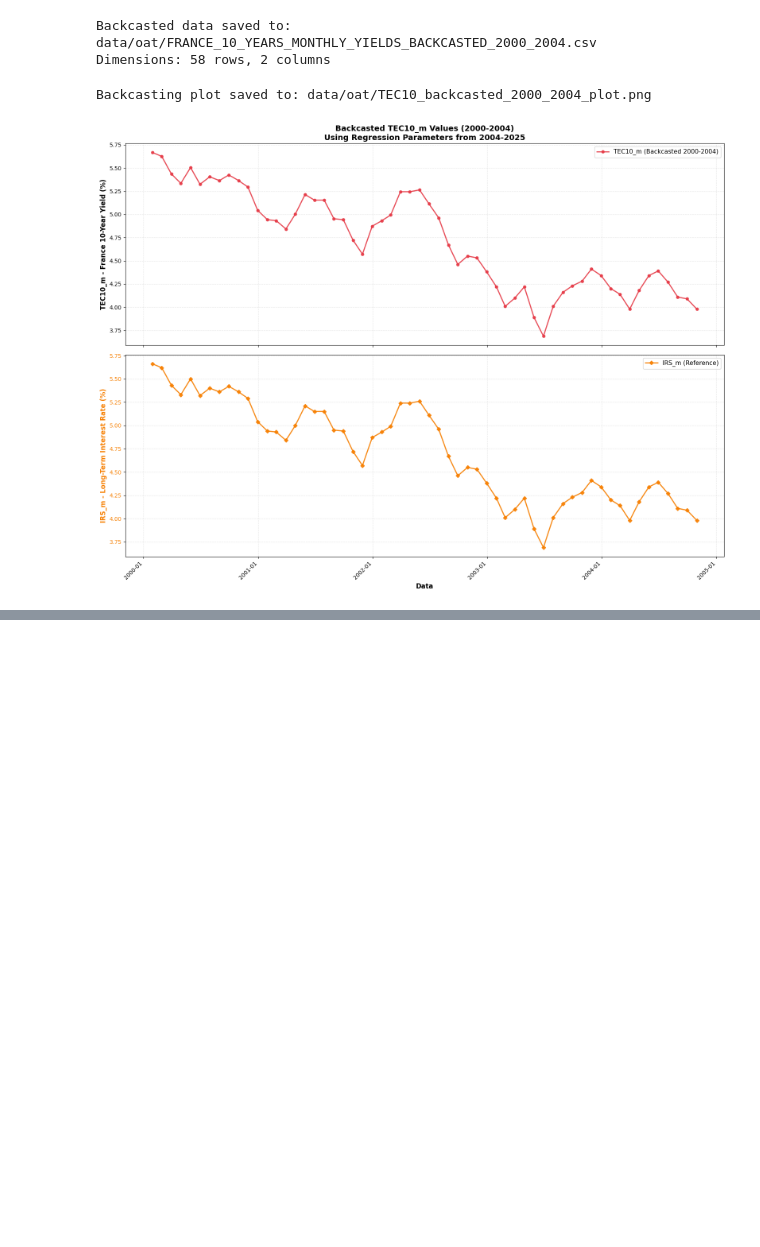
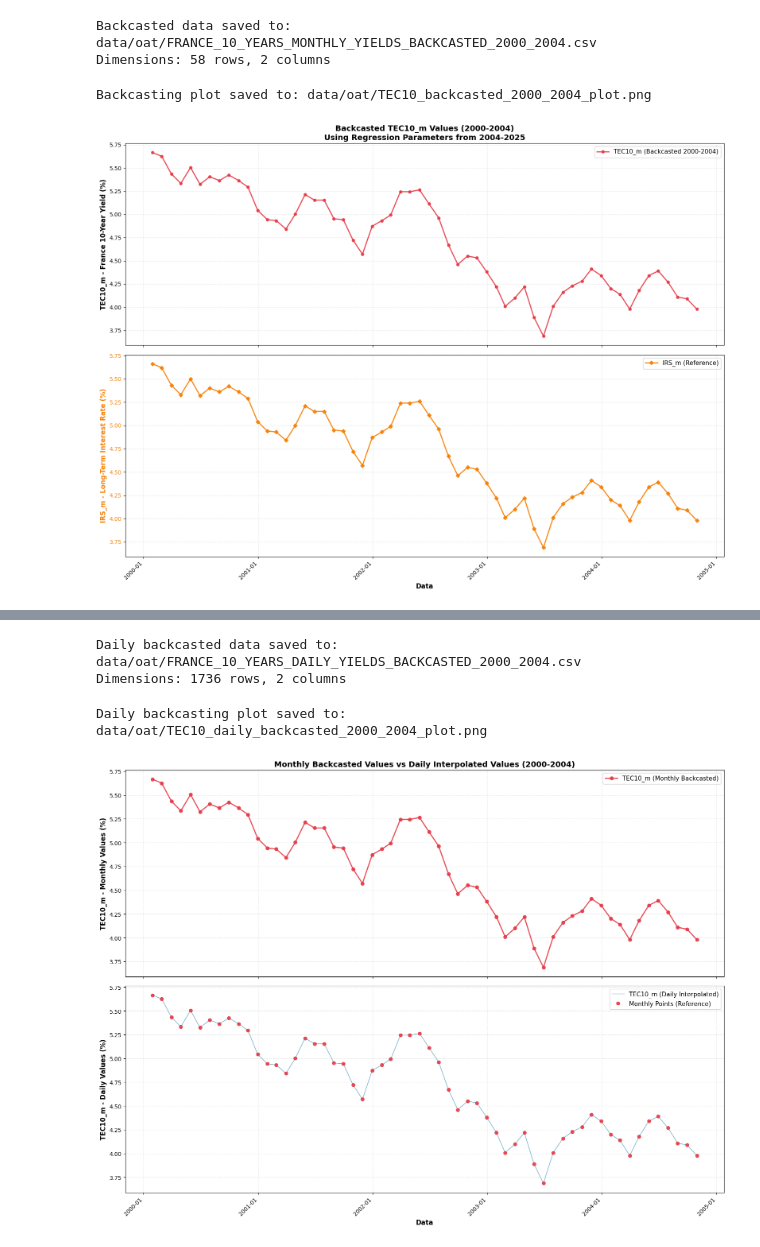
Before and after one commit to amedeos/fire-eu-analysis, a Jupyter notebook: src/07_oat_ecb.ipynb, the cells around one changed output, grey strips where cells are left out. Cells and saved outputs as stored; diff of their text form; code cells hidden in the pictures; blank space fills up the shorter version.

Commit message:
created daily oat values from 2000

```diff
--- a/src/07_oat_ecb.ipynb
+++ b/src/07_oat_ecb.ipynb
@@ -521,0 +559,17 @@ Backcasting plot saved to: data/oat/TEC10_backcasted_2000_2004_plot.png
+# %%
+# Create a daily date range from the first to the last date in monthly data
+start_date = df_monthly_backcast['date'].min()
+end_date = df_monthly_backcast['date'].max()
+
+# Generate daily dates
+daily_dates = pd.date_range(start=start_date, end=end_date, freq='D')
+df_daily_backcast = pd.DataFrame({'date': daily_dates})
+
+print(f"Daily date range created:")
+print(f"  Start: {start_date}")
+print(f"  End: {end_date}")
+print(f"  Total days: {len(df_daily_backcast)}")
+print(f"\nFirst few dates:")
+print(df_daily_backcast.head(10))
+print(f"\nLast few dates:")
+print(df_daily_backcast.tail(10))
@@ -521,0 +635,62 @@ Backcasting plot saved to: data/oat/TEC10_backcasted_2000_2004_plot.png
+# %%
+# Save daily backcasted data to CSV
+daily_backcast_output_file = 'data/oat/FRANCE_10_YEARS_DAILY_YIELDS_BACKCASTED_2000_2004.csv'
+os.makedirs(os.path.dirname(daily_backcast_output_file), exist_ok=True)
+
+# Format date as string for CSV
+df_daily_backcast_save = df_daily_backcast.copy()
+df_daily_backcast_save['date'] = df_daily_backcast_save['date'].dt.strftime('%Y-%m-%d')
+
+df_daily_backcast_save.to_csv(daily_backcast_output_file, index=False)
+print(f"Daily backcasted data saved to: {daily_backcast_output_file}")
+print(f"Dimensions: {len(df_daily_backcast_save)} rows, {len(df_daily_backcast_save.columns)} columns")
+# %% [output]
+Daily backcasted data saved to: data/oat/FRANCE_10_YEARS_DAILY_YIELDS_BACKCASTED_2000_2004.csv
+Dimensions: 1736 rows, 2 columns
+# %%
+# Create a plot showing monthly vs daily interpolated values
+fig, (ax1, ax2) = plt.subplots(2, 1, figsize=(16, 12), sharex=True)
+
+# Top subplot: Monthly backcasted values
+ax1.plot(df_monthly_backcast['date'], df_monthly_backcast['value'],
+         linewidth=2, color='#E63946', alpha=0.9, marker='o', markersize=6,
+         label='TEC10_m (Monthly Backcasted)')
+ax1.set_ylabel('TEC10_m - Monthly Values (%)', fontsize=12, fontweight='bold')
+ax1.set_title('Monthly Backcasted Values vs Daily Interpolated Values (2000-2004)',
+              fontsize=14, fontweight='bold')
+ax1.grid(True, alpha=0.3, linestyle='--')
+ax1.legend(loc='best', fontsize=11)
+
+# Format x-axis dates for top plot
+ax1.xaxis.set_major_formatter(mdates.DateFormatter('%Y-%m'))
+ax1.xaxis.set_major_locator(mdates.YearLocator())
+
+# Bottom subplot: Daily interpolated values
+ax2.plot(df_daily_backcast['date'], df_daily_backcast['value'],
+         linewidth=1, color='#2E86AB', alpha=0.7,
+         label='TEC10_m (Daily Interpolated)')
+# Also plot monthly points for reference
+ax2.plot(df_monthly_backcast['date'], df_monthly_backcast['value'],
+         linewidth=0, color='#E63946', alpha=0.9, marker='o', markersize=6,
+         label='Monthly Points (Reference)')
+ax2.set_xlabel('Data', fontsize=12, fontweight='bold')
+ax2.set_ylabel('TEC10_m - Daily Values (%)', fontsize=12, fontweight='bold')
+ax2.grid(True, alpha=0.3, linestyle='--')
+ax2.legend(loc='best', fontsize=11)
+
+# Format x-axis dates for bottom plot
+ax2.xaxis.set_major_formatter(mdates.DateFormatter('%Y-%m'))
+ax2.xaxis.set_major_locator(mdates.YearLocator())
+plt.setp(ax2.xaxis.get_majorticklabels(), rotation=45, ha='right')
+
+plt.tight_layout()
+
+# Save plot
+plot_file = 'data/oat/TEC10_daily_backcasted_2000_2004_plot.png'
+plt.savefig(plot_file, dpi=150, bbox_inches='tight')
+print(f"Daily backcasting plot saved to: {plot_file}")
+
+plt.show()
+# %% [output]
+Daily backcasting plot saved to: data/oat/TEC10_daily_backcasted_2000_2004_plot.png
+[figure, added]
```
Also changed, not shown: parts of 11 cells of this notebook.
